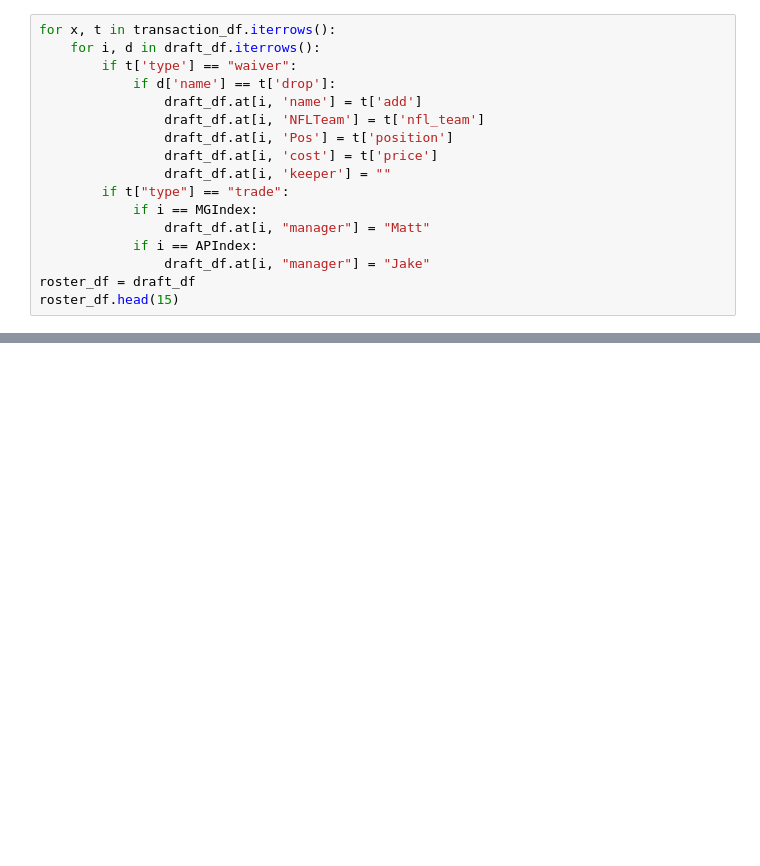
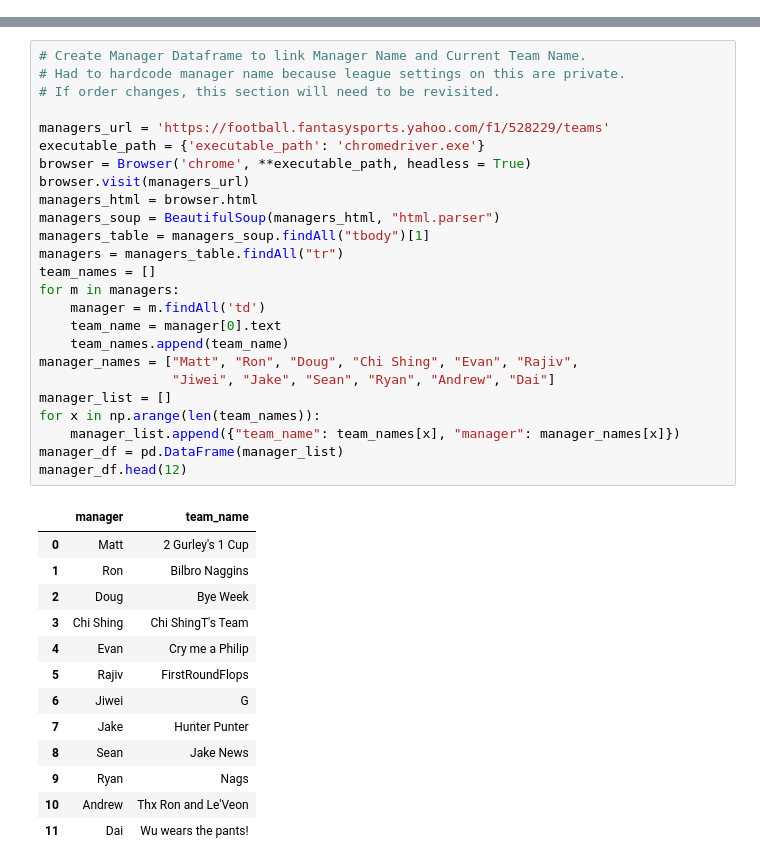
Before and after one commit to mcyee90/yahoo_keeper_scrape, a Jupyter notebook: YahooScrape.ipynb, the cells around one changed output, grey strips where cells are left out. Drawn from its saved outputs; the diff is of its cells as text; blank space fills up the shorter version.

```diff
--- a/YahooScrape.ipynb
+++ b/YahooScrape.ipynb
@@ -269,17 +0,0 @@ transaction_df.head(10)
-# %%
-for x, t in transaction_df.iterrows():
-    for i, d in draft_df.iterrows():
-        if t['type'] == "waiver":
-            if d['name'] == t['drop']:
-                draft_df.at[i, 'name'] = t['add']
-                draft_df.at[i, 'NFLTeam'] = t['nfl_team']
-                draft_df.at[i, 'Pos'] = t['position']
-                draft_df.at[i, 'cost'] = t['price']
-                draft_df.at[i, 'keeper'] = ""
-        if t["type"] == "trade":
-            if i == MGIndex:
-                draft_df.at[i, "manager"] = "Matt"
-            if i == APIndex:
-                draft_df.at[i, "manager"] = "Jake"
-roster_df = draft_df
-roster_df.head(15)
@@ -359,0 +11,39 @@ roster_df.to_csv("current_roster.csv")
+# %%
+# Create Manager Dataframe to link Manager Name and Current Team Name.
+# Had to hardcode manager name because league settings on this are private.
+# If order changes, this section will need to be revisited.
+
+managers_url = 'https://football.fantasysports.yahoo.com/f1/528229/teams'
+executable_path = {'executable_path': 'chromedriver.exe'}
+browser = Browser('chrome', **executable_path, headless = True)
+browser.visit(managers_url)
+managers_html = browser.html
+managers_soup = BeautifulSoup(managers_html, "html.parser")
+managers_table = managers_soup.findAll("tbody")[1]
+managers = managers_table.findAll("tr")
+team_names = []
+for m in managers:
+    manager = m.findAll('td')
+    team_name = manager[0].text
+    team_names.append(team_name)
+manager_names = ["Matt", "Ron", "Doug", "Chi Shing", "Evan", "Rajiv",
+                 "Jiwei", "Jake", "Sean", "Ryan", "Andrew", "Dai"]
+manager_list = []
+for x in np.arange(len(team_names)):
+    manager_list.append({"team_name": team_names[x], "manager": manager_names[x]})
+manager_df = pd.DataFrame(manager_list)
+manager_df.head(12)
+# %% [output]
+|  | manager | team_name |
+| 0 | Matt | 2 Gurley's 1 Cup |
+| 1 | Ron | Bilbro Naggins |
+| 2 | Doug | Bye Week |
+| 3 | Chi Shing | Chi ShingT's Team |
+| 4 | Evan | Cry me a Philip |
+| 5 | Rajiv | FirstRoundFlops |
+| 6 | Jiwei | G |
+| 7 | Jake | Hunter Punter |
+| 8 | Sean | Jake News |
+| 9 | Ryan | Nags |
+| 10 | Andrew | Thx Ron and Le'Veon |
+| 11 | Dai | Wu wears the pants! |
```
Also changed, not shown: parts of 34 cells of this notebook, 3 other files.
